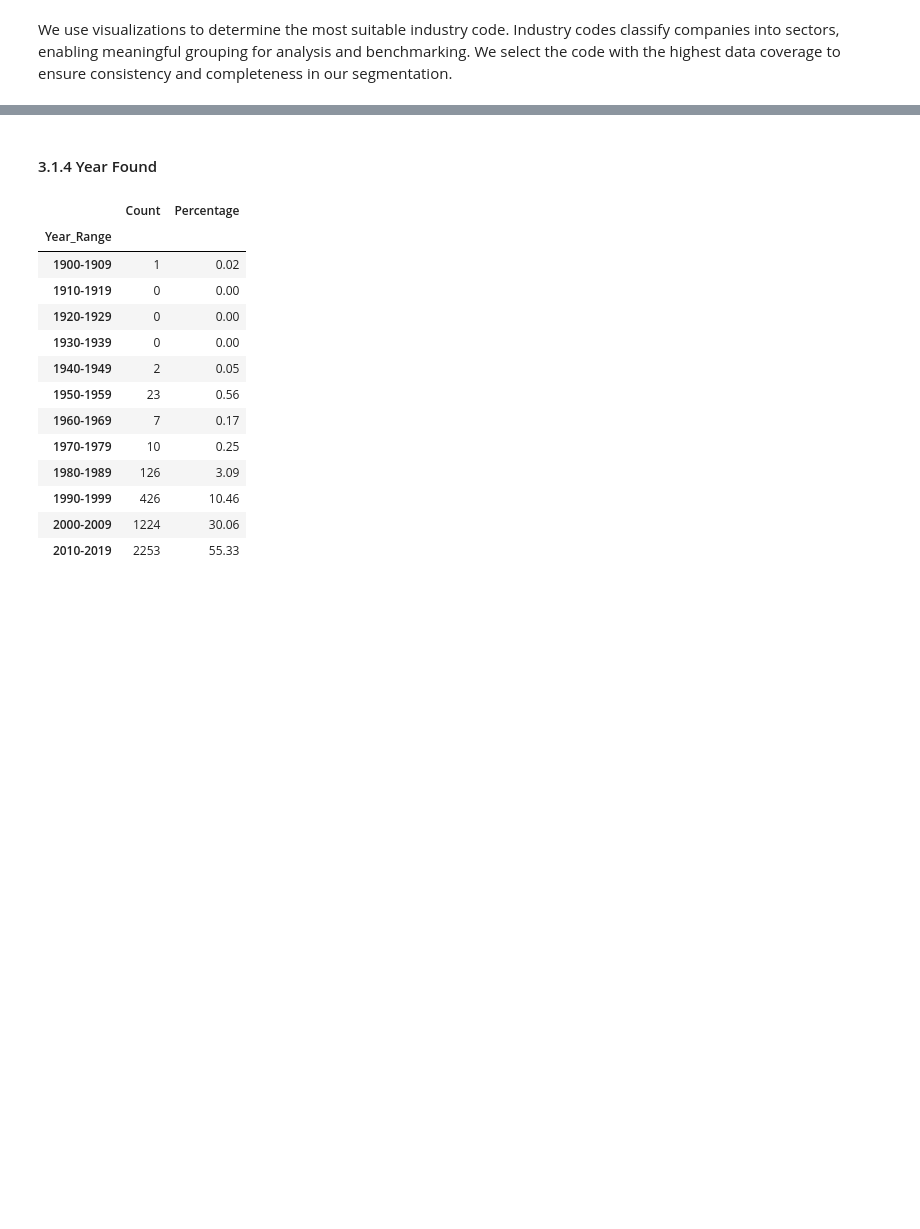
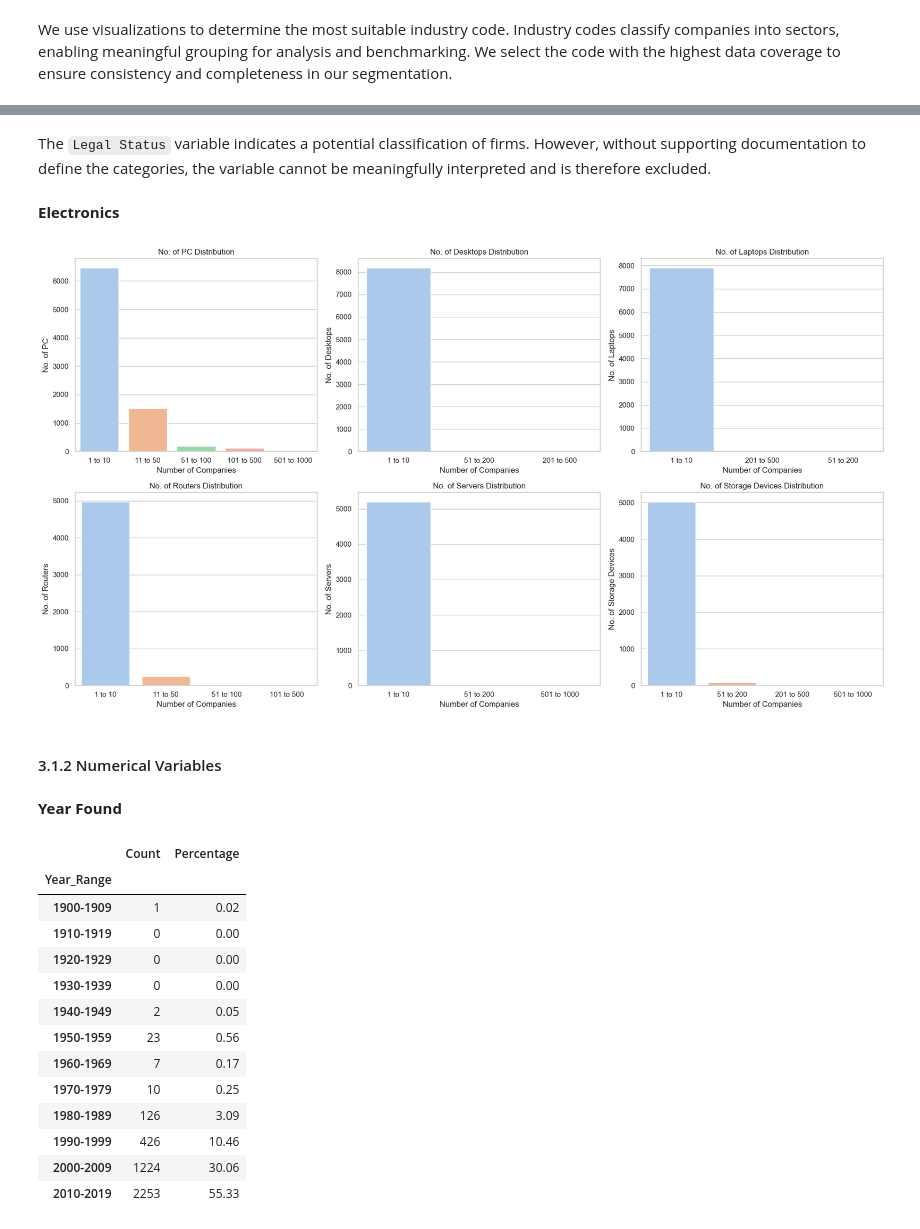
Before and after one commit to racxxhel/Corp_Intelligence, a Jupyter notebook: src/CAT_A_ACC.ipynb, the cells around one changed output, grey strips where cells are left out. Saved outputs shown, nothing was run; the diff lists cells and outputs as text; code cells hidden in the pictures; blank space fills up the shorter version.

```diff
--- a/src/CAT_A_ACC.ipynb
+++ b/src/CAT_A_ACC.ipynb
@@ -248,5 +264,36 @@ Since SIC Code is 100% populated in the dataset, we will use this instead of the
+# %% [markdown]
+The `Legal Status` variable indicates a potential classification of firms. However, without supporting documentation to define the categories, the variable cannot be meaningfully interpreted and is therefore excluded.
+# %% [markdown]
+**Electronics**
+# %%
+hardware_cols = [
+    'No. of PC', 'No. of Desktops', 'No. of Laptops',
+    'No. of Routers', 'No. of Servers', 'No. of Storage Devices'
+]
+
+fig, axes = plt.subplots(2, 3, figsize=(18, 10))
+axes = axes.flatten()
+
+for ax, col in zip(axes, hardware_cols):
+    sns.countplot(
+        x=col,               # horizontal bars, easier to read ranges
+        data=dropped_data,
+        order=data[col].value_counts().index,
+        ax=ax,
+        palette='pastel'
+    )
+    ax.set_title(f'{col} Distribution')
+    ax.set_xlabel('Number of Companies')
+    ax.set_ylabel(col)
+
+plt.tight_layout()
+plt.show()
+# %% [output]
+[figure, added]
+# %% [markdown]
+#### 3.1.2 Numerical Variables
 # %% [markdown]
-#### 3.1.4 Year Found
+**Year Found**
 # %%
 bins = list(range(1900, 2030, 10))  # 1900, 1910, ..., 2020
 labels = [f"{bins[i]}-{bins[i+1]-1}" for i in range(len(bins)-1)]
```
Also changed, not shown: parts of 32 cells of this notebook.
